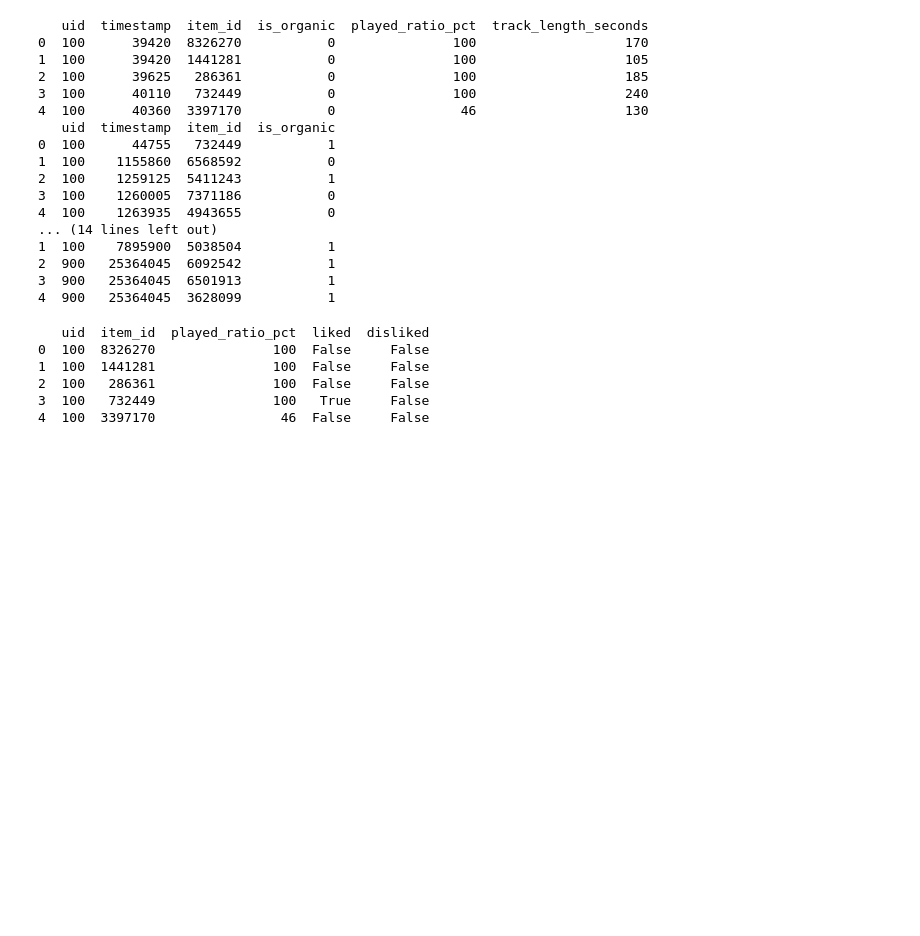
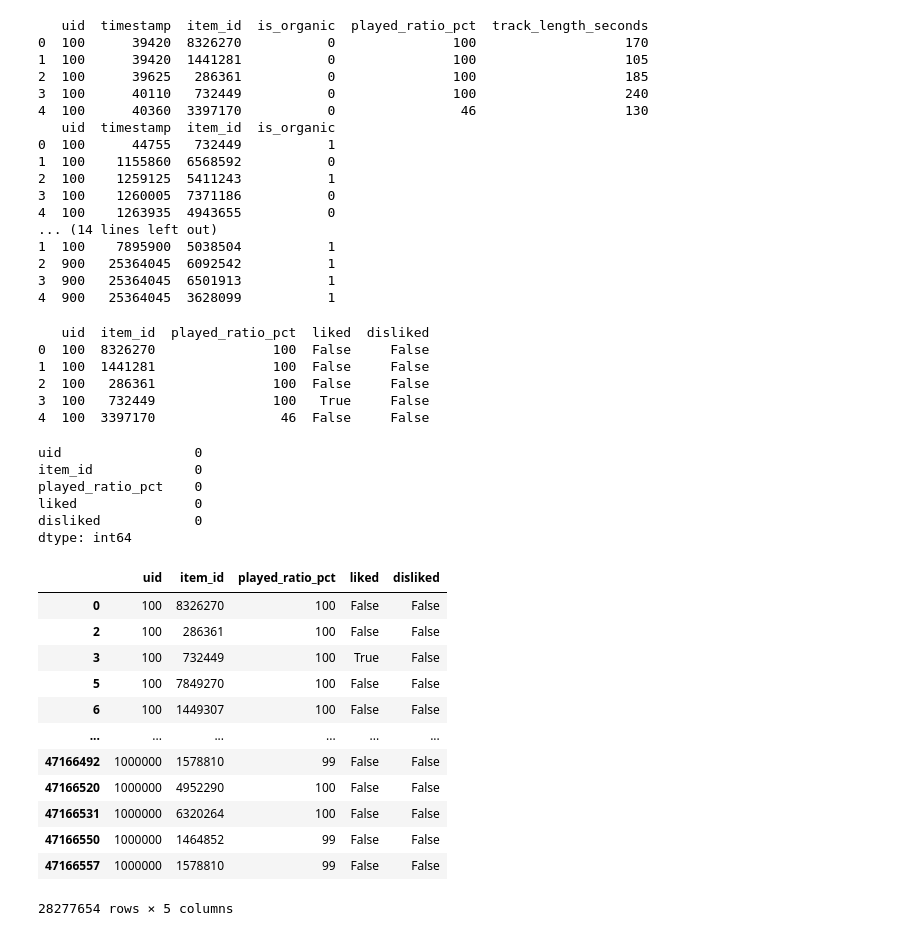
Before and after one commit to Elena-Apo/Autoencoder_Music_Recommendation, a Jupyter notebook: Autoencoder Music Recommendation.ipynb, the cells around one changed output. Cells and saved outputs as stored; diff of their text form; code cells hidden in the pictures; blank space fills up the shorter version.

```diff
--- a/Autoencoder Music Recommendation.ipynb
+++ b/Autoencoder Music Recommendation.ipynb
@@ -125,3 +128,27 @@ print(listens.head())
 2  100   286361               100  False     False
 3  100   732449               100   True     False
 4  100  3397170                46  False     False
+# %%
+# Поиск NAN, выбросов и дубликатов
+print(listens.isnull().sum())
+listens[listens.duplicated(keep=False)]
+# %% [output]
+uid                 0
+item_id             0
+played_ratio_pct    0
+liked               0
+disliked            0
+dtype: int64
+|  | uid | item_id | played_ratio_pct | liked | disliked |
+| 0 | 100 | 8326270 | 100 | False | False |
+| 2 | 100 | 286361 | 100 | False | False |
+| 3 | 100 | 732449 | 100 | True | False |
+| 5 | 100 | 7849270 | 100 | False | False |
+| 6 | 100 | 1449307 | 100 | False | False |
+| ... | ... | ... | ... | ... | ... |
+| 47166492 | 1000000 | 1578810 | 99 | False | False |
+| 47166520 | 1000000 | 4952290 | 100 | False | False |
+| 47166531 | 1000000 | 6320264 | 100 | False | False |
+| 47166550 | 1000000 | 1464852 | 99 | False | False |
+| 47166557 | 1000000 | 1578810 | 99 | False | False |
+28277654 rows × 5 columns
```
Also changed, not shown: parts of 25 cells of this notebook.
